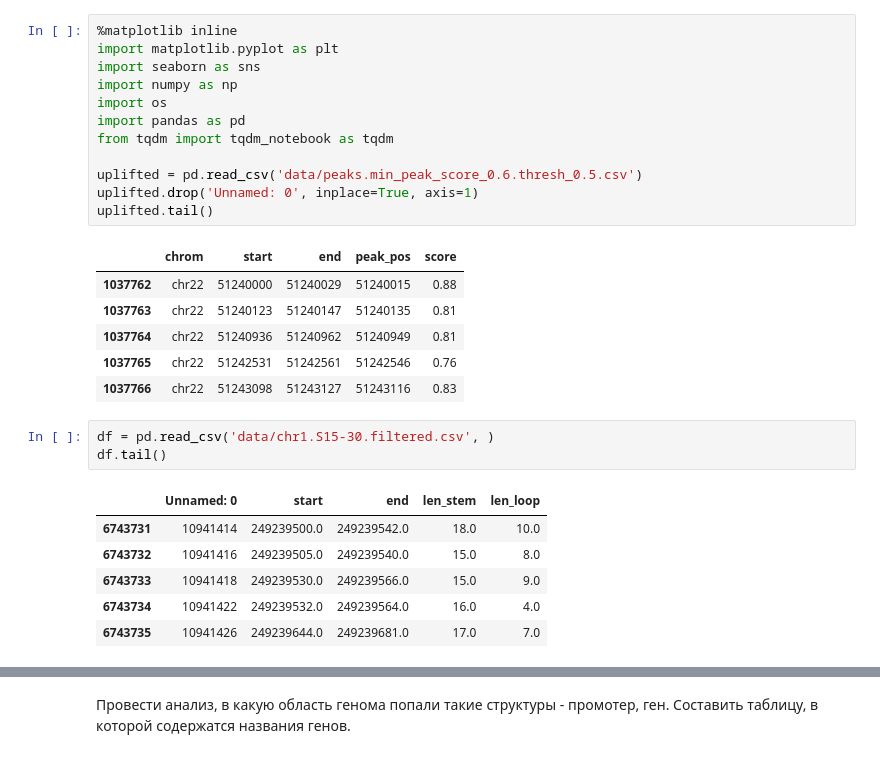
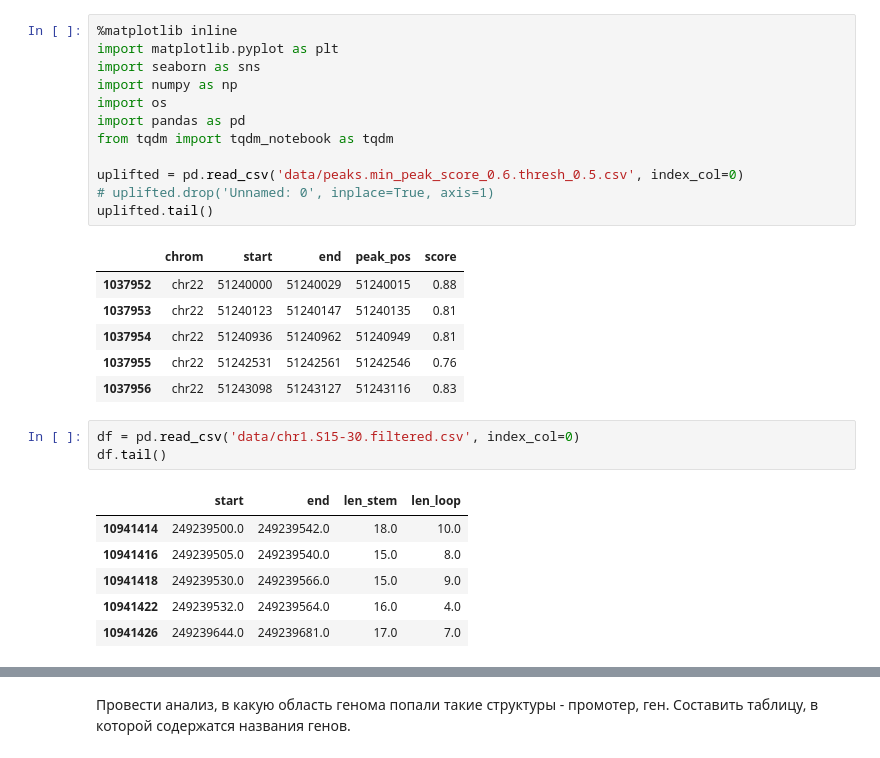
Before and after one commit to eamag/secpunct, a Jupyter notebook: prototyping.ipynb, the cells around one changed output, grey strips where cells are left out. Saved outputs shown, nothing was run; the diff lists cells and outputs as text.

```diff
--- a/prototyping.ipynb
+++ b/prototyping.ipynb
@@ -7,26 +7,26 @@ import os
 import pandas as pd
 from tqdm import tqdm_notebook as tqdm
 
-uplifted = pd.read_csv('data/peaks.min_peak_score_0.6.thresh_0.5.csv')
-uplifted.drop('Unnamed: 0', inplace=True, axis=1)
+uplifted = pd.read_csv('data/peaks.min_peak_score_0.6.thresh_0.5.csv', index_col=0)
+# uplifted.drop('Unnamed: 0', inplace=True, axis=1)
 uplifted.tail()
 # %% [output]
 |  | chrom | start | end | peak_pos | score |
-| 1037762 | chr22 | 51240000 | 51240029 | 51240015 | 0.88 |
-| 1037763 | chr22 | 51240123 | 51240147 | 51240135 | 0.81 |
-| 1037764 | chr22 | 51240936 | 51240962 | 51240949 | 0.81 |
-| 1037765 | chr22 | 51242531 | 51242561 | 51242546 | 0.76 |
-| 1037766 | chr22 | 51243098 | 51243127 | 51243116 | 0.83 |
+| 1037952 | chr22 | 51240000 | 51240029 | 51240015 | 0.88 |
+| 1037953 | chr22 | 51240123 | 51240147 | 51240135 | 0.81 |
+| 1037954 | chr22 | 51240936 | 51240962 | 51240949 | 0.81 |
+| 1037955 | chr22 | 51242531 | 51242561 | 51242546 | 0.76 |
+| 1037956 | chr22 | 51243098 | 51243127 | 51243116 | 0.83 |
 # %%
-df = pd.read_csv('data/chr1.S15-30.filtered.csv', )
+df = pd.read_csv('data/chr1.S15-30.filtered.csv', index_col=0)
 df.tail()
 # %% [output]
-|  | Unnamed: 0 | start | end | len_stem | len_loop |
-| 6743731 | 10941414 | 249239500.0 | 249239542.0 | 18.0 | 10.0 |
-| 6743732 | 10941416 | 249239505.0 | 249239540.0 | 15.0 | 8.0 |
-| 6743733 | 10941418 | 249239530.0 | 249239566.0 | 15.0 | 9.0 |
-| 6743734 | 10941422 | 249239532.0 | 249239564.0 | 16.0 | 4.0 |
-| 6743735 | 10941426 | 249239644.0 | 249239681.0 | 17.0 | 7.0 |
+|  | start | end | len_stem | len_loop |
+| 10941414 | 249239500.0 | 249239542.0 | 18.0 | 10.0 |
+| 10941416 | 249239505.0 | 249239540.0 | 15.0 | 8.0 |
+| 10941418 | 249239530.0 | 249239566.0 | 15.0 | 9.0 |
+| 10941422 | 249239532.0 | 249239564.0 | 16.0 | 4.0 |
+| 10941426 | 249239644.0 | 249239681.0 | 17.0 | 7.0 |
 # %%
 base_path = "/home/shared/STEMLOOPS/hg19/S16-50_L0-10_M3"
 filename = "chr1.fa.S16-50_L0-10_M3.pal.cleaned"
```
Also changed, not shown: parts of 10 cells of this notebook, 3 other files.
